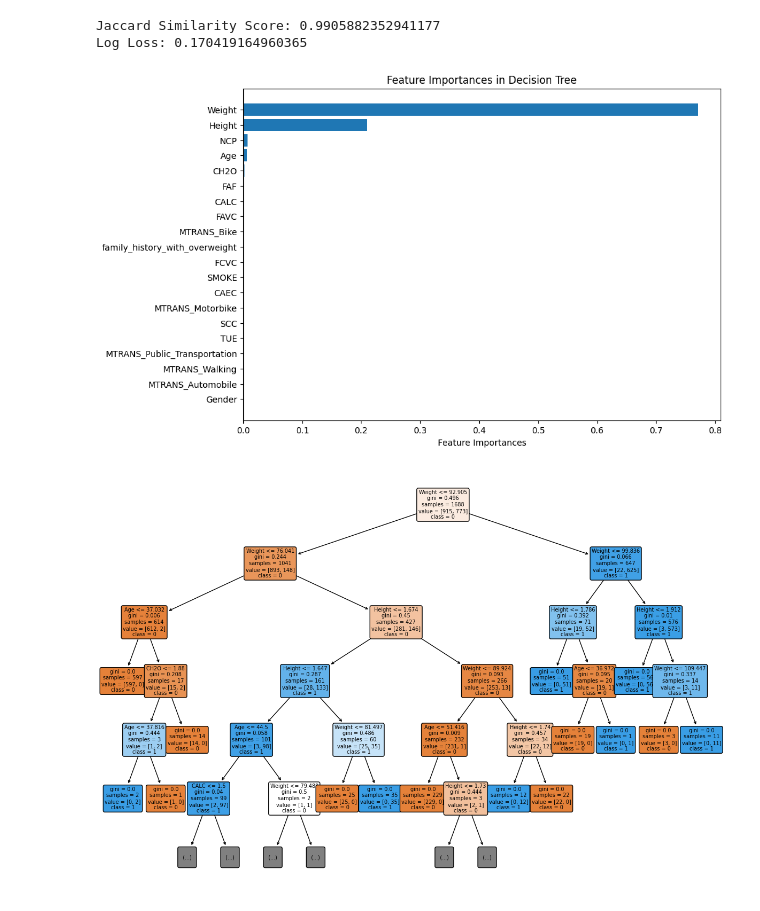
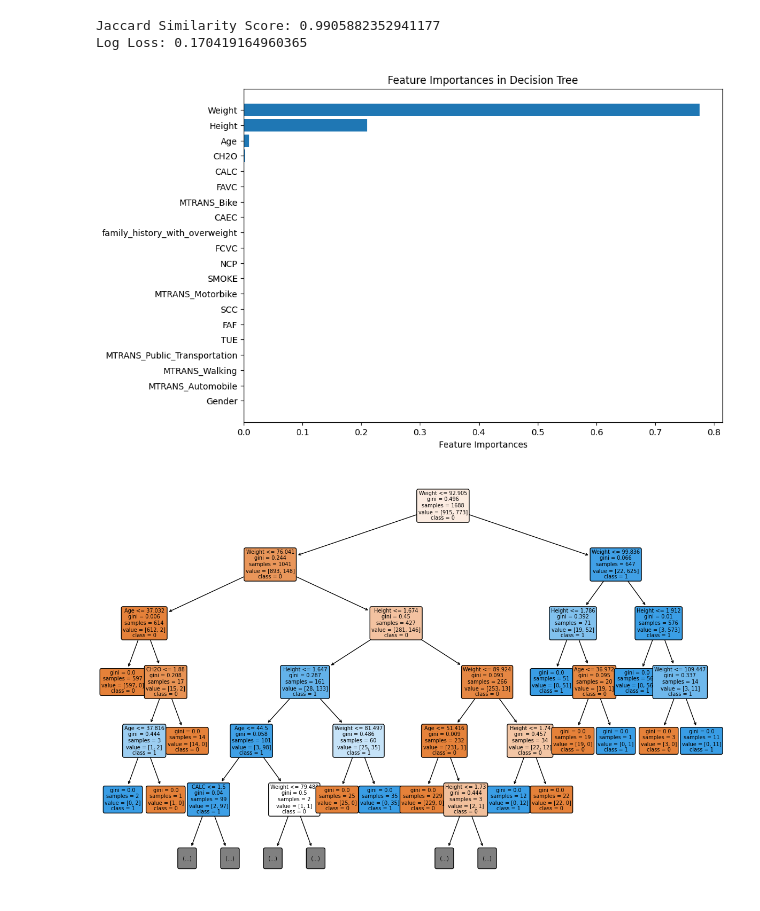
Before and after one commit to Nurbanuak/Presentation_project, a Jupyter notebook: main.ipynb, the cells around one changed output. Cells and saved outputs as stored; diff of their text form; code cells hidden in the pictures.

```diff
--- a/main.ipynb
+++ b/main.ipynb
@@ -636,11 +626,6 @@ array([[-1.01191369, -0.52212439,  0.47229133, -2.75976929, -0.7850187 ,
 # train/test split
 X_train, X_test, y_train, y_test = train_test_split(X, y, test_size=0.2, random_state=42)
 # %%
-X = df.drop('Obesity_Status', axis=1)  # Bağımsız değişkenler
-y = df['Obesity_Status']  # Bağımlı değişken
-
-# Veriyi train ve test setlere ayırın
-X_train, X_test, y_train, y_test = train_test_split(X, y, test_size=0.2, random_state=42)
 
 # Eğitim ve test setlerinin boyutlarını kontrol etmek için yazdırma
 print("Eğitim verisi boyutu:", X_train.shape)
@@ -1044,23 +977,23 @@ Log Loss: 0.170419164960365
 # %%
 
 # Özellik önem sıralarını al
-feature_importances = dt.feature_importances_
+feature_importances = dtc.feature_importances_
 
 # Özellik isimlerini al
 feature_names = X_train.columns
 
 # Özellik önem sıralarını sırala
 sorted_indices = feature_importances.argsort()
 
 # Sıralanmış özellik önem sıralarını ve isimlerini kullanarak bir çubuk grafiği çiz
 plt.figure(figsize=(10, 7))
 plt.barh(range(len(feature_importances)), feature_importances[sorted_indices])
 plt.yticks(range(len(feature_importances)), feature_names[sorted_indices])
 plt.title("Feature Importances in Decision Tree")
 plt.xlabel("Feature Importances")
 plt.show()
 # %% [output]
-[figure, old version]
+[figure, new version]
 # %%
 plt.figure(figsize=(15, 10))
 plot_tree(dtc, feature_names=X.columns, class_names=list(map(str, dtc.classes_)),
```
Also changed, not shown: parts of 26 cells of this notebook, 1 other file.
